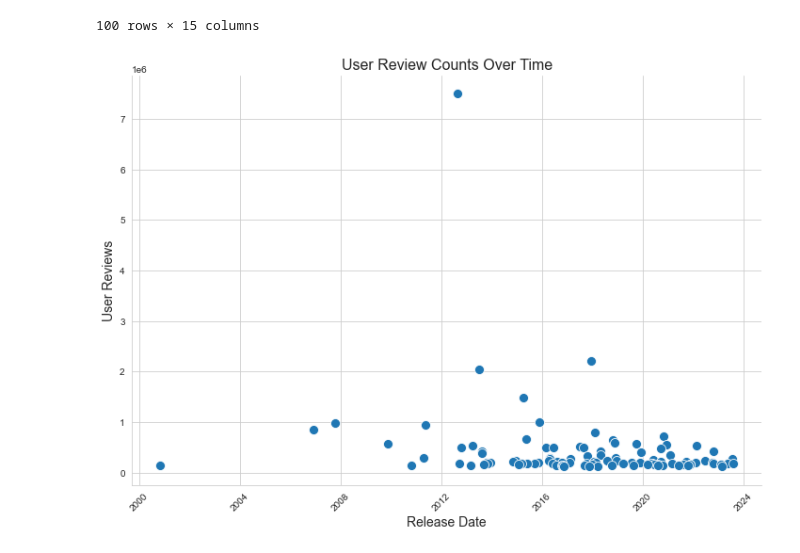
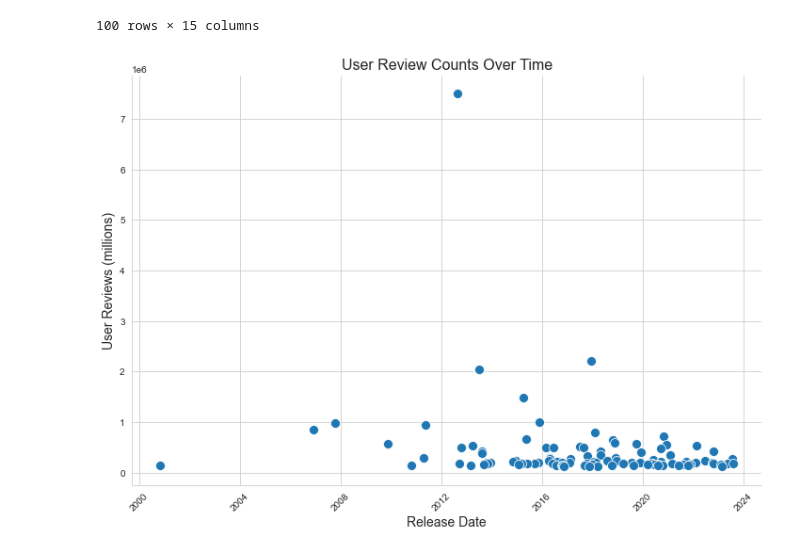
Before and after one commit to dmm4613/steam-games-eda, a Jupyter notebook: steam-eda.ipynb, the cells around one changed output. Cells and saved outputs as stored; diff of their text form; code cells hidden in the pictures.

```diff
--- a/steam-eda.ipynb
+++ b/steam-eda.ipynb
@@ -296,22 +302,22 @@ top_100_games
 # %%
 # Set the seaborn style
 sns.set_style(style="whitegrid")
 
 # Create the plot
 plt.figure(figsize=(12, 8))
-ax = sns.scatterplot(data=top_100_games, x='date_release', y='user_reviews', palette=custom_palette, s=100)
+ax = sns.scatterplot(data=top_100_games, x='date_release', y='user_reviews', s=100)
 
 # Add labels and title
 ax.set_xlabel("Release Date", fontsize=14)
-ax.set_ylabel("User Reviews", fontsize=14)
+ax.set_ylabel("User Reviews (millions)", fontsize=14)
 ax.set_title("User Review Counts Over Time", fontsize=16)
 
 # Rotate the x-axis labels for better readability
 plt.xticks(rotation=45)
 
 # Remove the top and right spines for a cleaner look
 sns.despine()
 
 plt.show()
 # %% [output]
-[figure, old version]
+[figure, new version]
```
Also changed, not shown: parts of 28 cells of this notebook.
